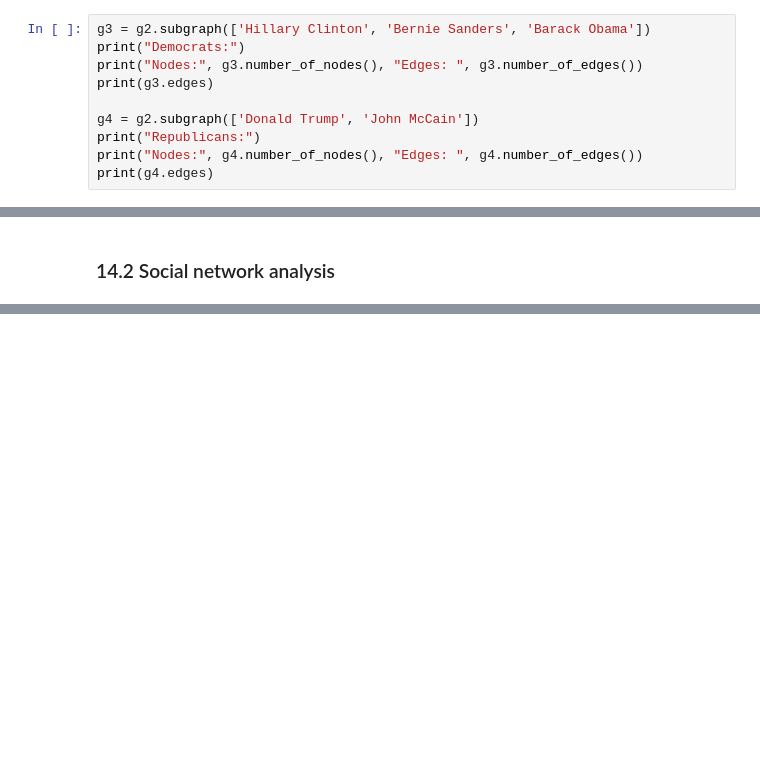
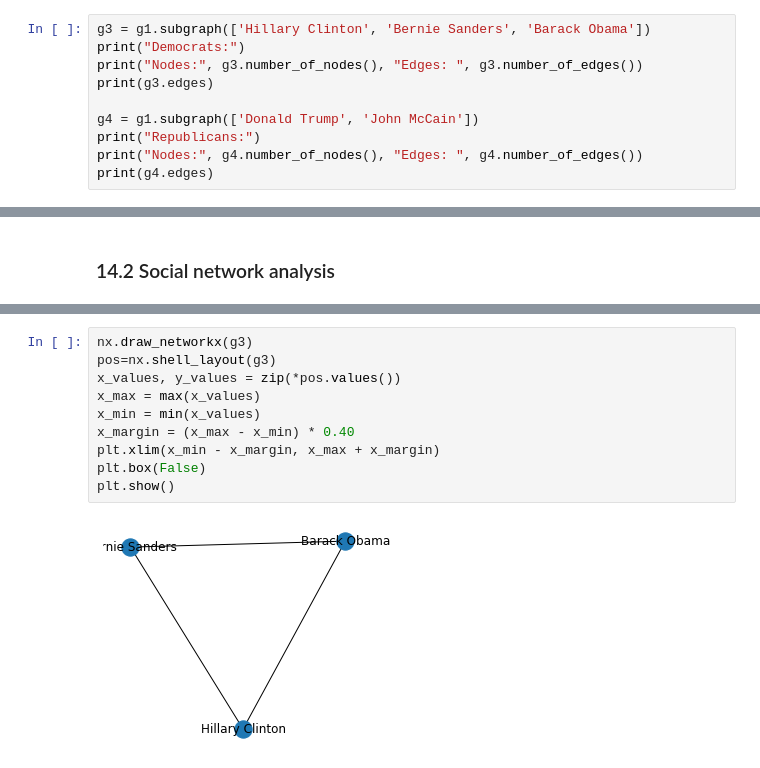
Before and after one commit to ccs-amsterdam/ccsbook, a Jupyter notebook: chapter14/sna_py.ipynb, the cells around one changed output, grey strips where cells are left out. Drawn from its saved outputs; the diff is of its cells as text; blank space fills up the shorter version.

```diff
--- a/chapter14/sna_py.ipynb
+++ b/chapter14/sna_py.ipynb
@@ -116,10 +112,10 @@ plt.show()
 # %%
-g3 = g2.subgraph(['Hillary Clinton', 'Bernie Sanders', 'Barack Obama'])
+g3 = g1.subgraph(['Hillary Clinton', 'Bernie Sanders', 'Barack Obama'])
 print("Democrats:")
 print("Nodes:", g3.number_of_nodes(), "Edges: ", g3.number_of_edges())
 print(g3.edges)
 
-g4 = g2.subgraph(['Donald Trump', 'John McCain'])
+g4 = g1.subgraph(['Donald Trump', 'John McCain'])
 print("Republicans:")
 print("Nodes:", g4.number_of_nodes(), "Edges: ", g4.number_of_edges())
 print(g4.edges)
@@ -144,0 +148,12 @@ Nodes: 19515 Edges:  21498
+# %%
+nx.draw_networkx(g3)
+pos=nx.shell_layout(g3)
+x_values, y_values = zip(*pos.values())
+x_max = max(x_values)
+x_min = min(x_values)
+x_margin = (x_max - x_min) * 0.40
+plt.xlim(x_min - x_margin, x_max + x_margin)
+plt.box(False)
+plt.show()
+# %% [output]
+[figure, added]
```
Also changed, not shown: parts of 16 cells of this notebook, 3 other files.
